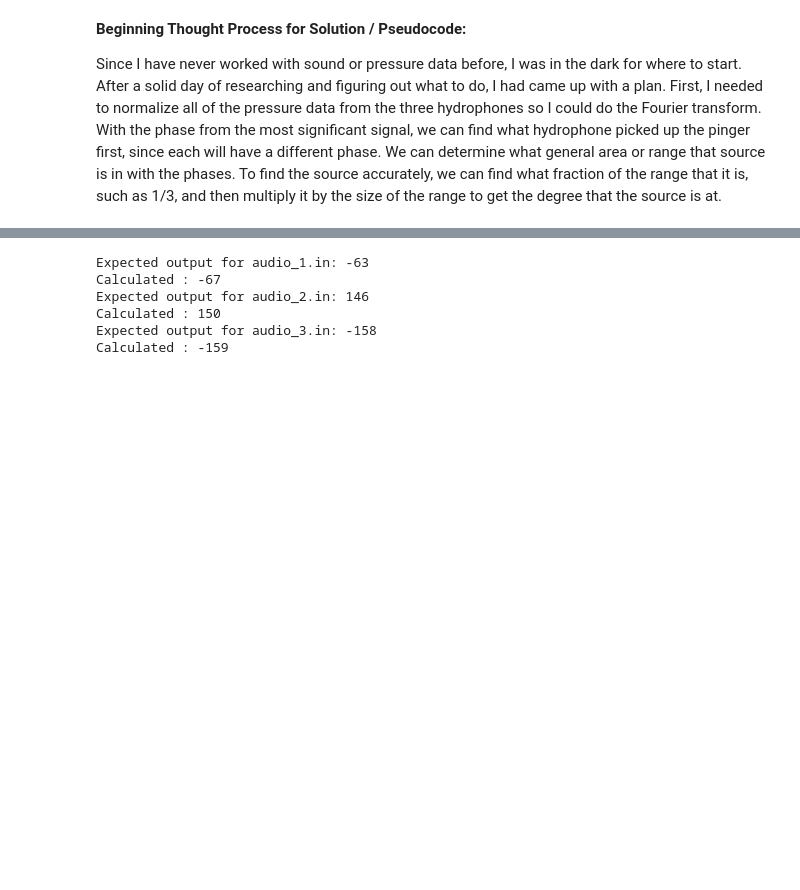
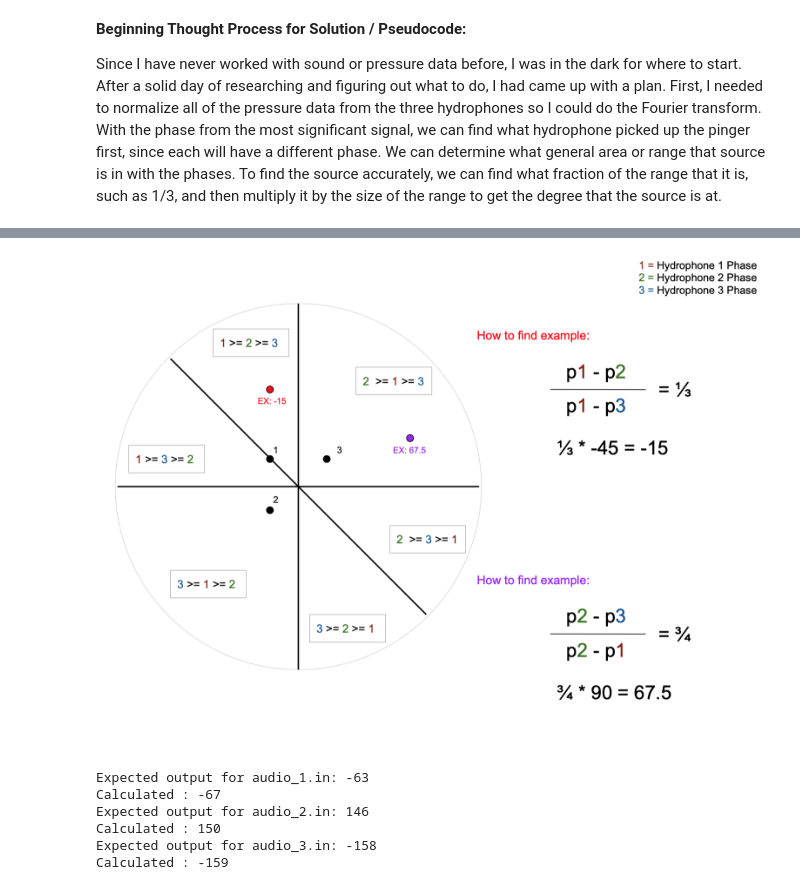
Before and after one commit to TheErickLiu/AVBotz_2023, a Jupyter notebook: AVBotz_Q-3.ipynb, the cells around one changed output, grey strips where cells are left out. Drawn from its saved outputs; the diff is of its cells as text; code cells hidden in the pictures; blank space fills up the shorter version.

Commit message:
workaround images in github private repo

```diff
--- a/AVBotz_Q-3.ipynb
+++ b/AVBotz_Q-3.ipynb
@@ -11,3 +9,8 @@ I took a look into general information about [sound wave phase](https://dosits.o
+# %%
+from IPython.display import Image
+Image(filename="six_area_model.png")
+# %% [output]
+[figure, added]
 # %%
 import numpy as np
 import scipy
```
Also changed, not shown: parts of 1 cell of this notebook.
